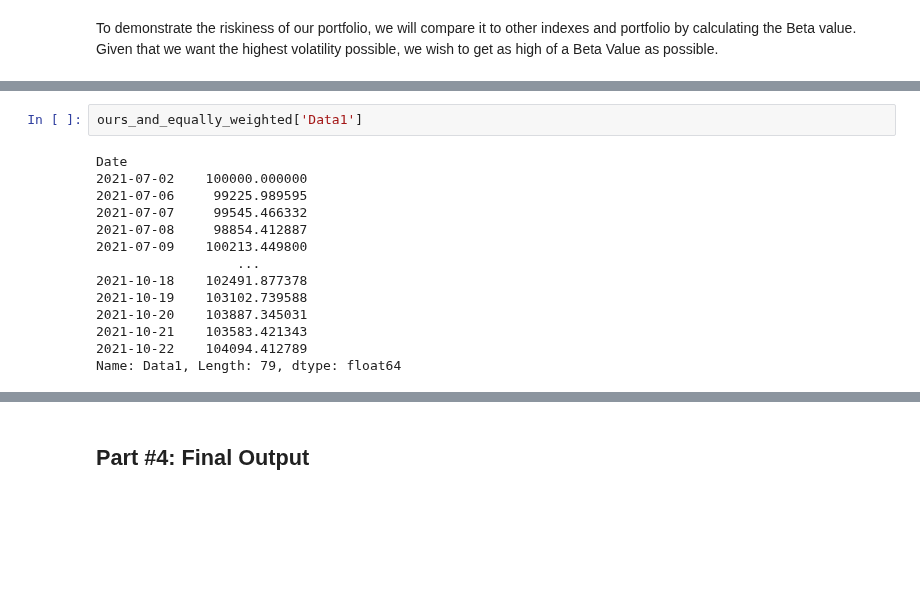
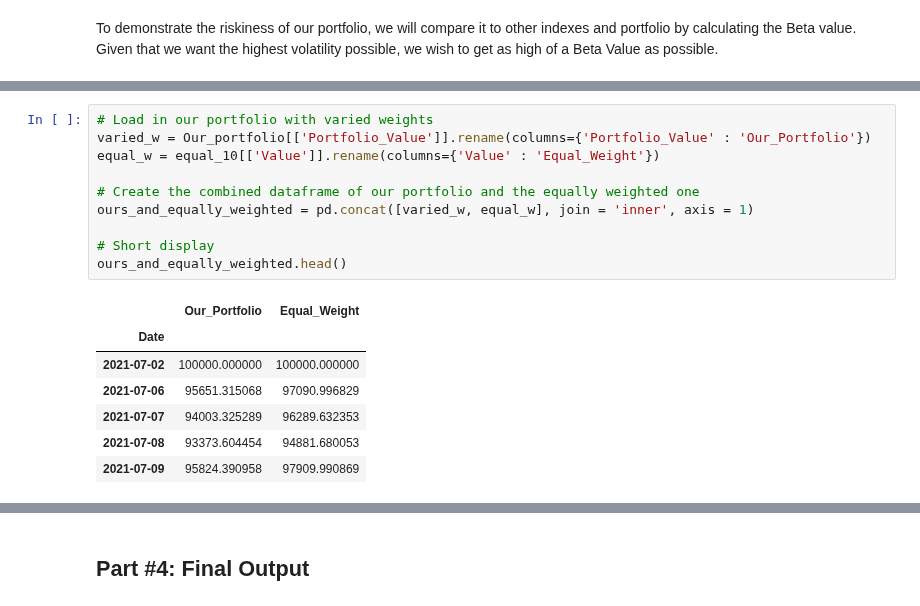
Before and after one commit to gnishiwaki/Team3-CFM101, a Jupyter notebook: Team_17_Assignment.ipynb, the cells around one changed output, grey strips where cells are left out. Drawn from its saved outputs; the diff is of its cells as text; blank space fills up the shorter version.

```diff
--- a/Team_17_Assignment.ipynb
+++ b/Team_17_Assignment.ipynb
@@ -827,17 +771,19 @@ ours_and_equally_weighted
-# %%
-ours_and_equally_weighted['Data1']
-# %% [output]
-Date
-2021-07-02    100000.000000
-2021-07-06     99225.989595
-2021-07-07     99545.466332
-2021-07-08     98854.412887
-2021-07-09    100213.449800
-                  ...
-2021-10-18    102491.877378
-2021-10-19    103102.739588
-2021-10-20    103887.345031
-2021-10-21    103583.421343
-2021-10-22    104094.412789
-Name: Data1, Length: 79, dtype: float64
+# %%
+# Load in our portfolio with varied weights
+varied_w = Our_portfolio[['Portfolio_Value']].rename(columns={'Portfolio_Value' : 'Our_Portfolio'})
+equal_w = equal_10[['Value']].rename(columns={'Value' : 'Equal_Weight'})
+
+# Create the combined dataframe of our portfolio and the equally weighted one
+ours_and_equally_weighted = pd.concat([varied_w, equal_w], join = 'inner', axis = 1)
+
+# Short display
+ours_and_equally_weighted.head()
+# %% [output]
+|  | Our_Portfolio | Equal_Weight |
+| Date |  |  |
+| 2021-07-02 | 100000.000000 | 100000.000000 |
+| 2021-07-06 | 95651.315068 | 97090.996829 |
+| 2021-07-07 | 94003.325289 | 96289.632353 |
+| 2021-07-08 | 93373.604454 | 94881.680053 |
+| 2021-07-09 | 95824.390958 | 97909.990869 |
 # %%
```
Also changed, not shown: parts of 46 cells of this notebook, 1 other file.
